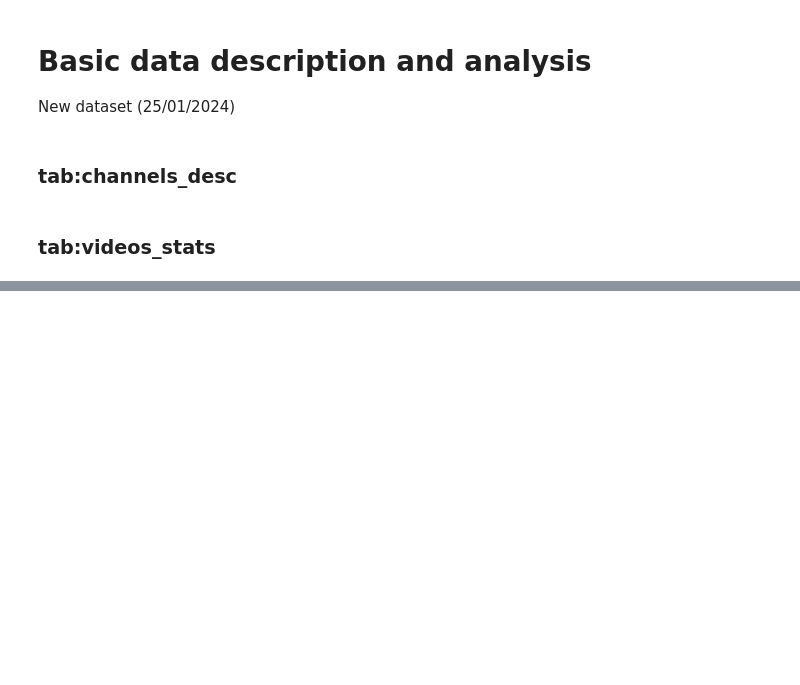
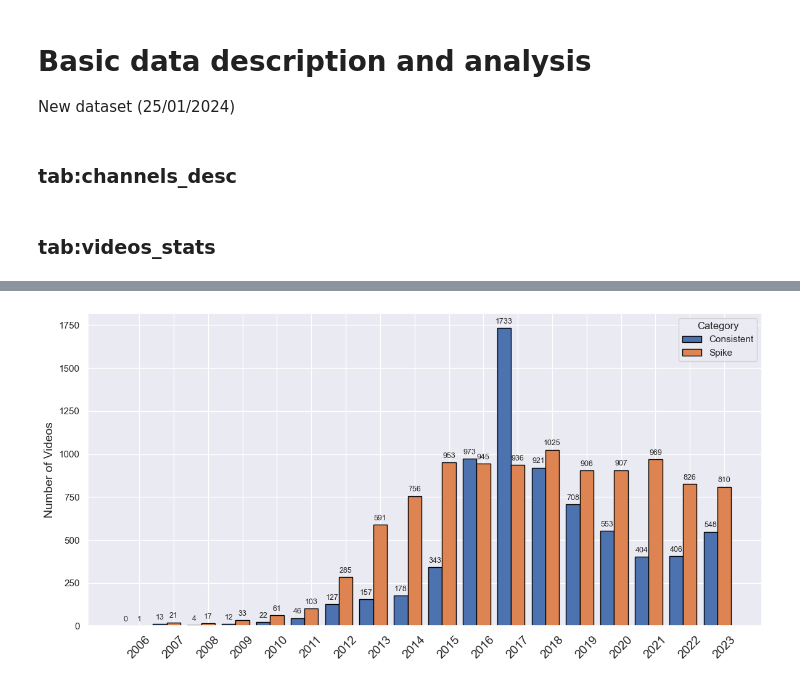
Before and after one commit to thalesbertaglia/toxmon, a Jupyter notebook: notebooks/data_description.ipynb, the cells around one changed output, grey strips where cells are left out. Drawn from its saved outputs; the diff is of its cells as text; code cells hidden in the pictures; blank space fills up the shorter version.

```diff
--- a/notebooks/data_description.ipynb
+++ b/notebooks/data_description.ipynb
@@ -173,0 +280,74 @@ lil lunchbox & 3.48k $\pm$ 5.98k & 0.05k $\pm$ 0.05k & 0.05k $\pm$ 0.05k \\
+# %%
+df_videos["published_at"] = pd.to_datetime(df_videos["published_at"], format="mixed", utc=True)
+# %%
+import matplotlib.pyplot as plt
+import pandas as pd
+from toxmon import utils
+
+# Setup the visualization environment
+utils.setup_visualization()
+
+# Group by year and category
+grouped_data = (
+    df_videos.groupby([df_videos["published_at"].dt.year, "category"])
+    .size()
+    .unstack(fill_value=0)
+)
+
+# Creating the bar plot with separate bars per category
+plt.figure(figsize=(12, 6))
+
+# Determine the number of categories and create an array of positions
+num_categories = len(grouped_data.columns)
+positions = range(len(grouped_data))
+
+# Width of each bar
+bar_width = 0.8 / num_categories
+
+# Plot bars for each category
+for i, category in enumerate(grouped_data.columns):
+    bars = plt.bar(
+        [p + bar_width * i for p in positions],
+        grouped_data[category],
+        width=bar_width,
+        label=category,
+        alpha=1,
+        edgecolor="black",
+    )
+
+    # Add label annotations to each bar
+    for bar in bars:
+        height = bar.get_height()
+        plt.annotate(
+            f"{int(height)}",
+            xy=(bar.get_x() + bar.get_width() / 2, height),
+            xytext=(0, 3),  # 3 points vertical offset
+            textcoords="offset points",
+            ha="center",
+            va="bottom",
+            fontsize=9,
+        )
+
+# Add annotations, labels, and legend
+plt.ylabel("Number of Videos", fontsize=14)
+# plt.xlabel("Year", fontsize=14)
+plt.xticks(
+    [p + bar_width * (num_categories / 2) for p in positions],
+    grouped_data.index,
+    rotation=45,
+    fontsize=14,
+)
+plt.legend(title="Category")
+
+plt.tight_layout()
+utils.generate_latex_figure(
+    plt.gcf(),
+    filename="videos_per_year_per_category",
+    figure_caption="Number of videos published per year split by drama category.",
+    figure_label="fig:videos_per_year_per_category",
+)
+
+# Show the plot
+plt.show()
+# %% [output]
+[figure, added]
```
Also changed, not shown: parts of 11 cells of this notebook.
